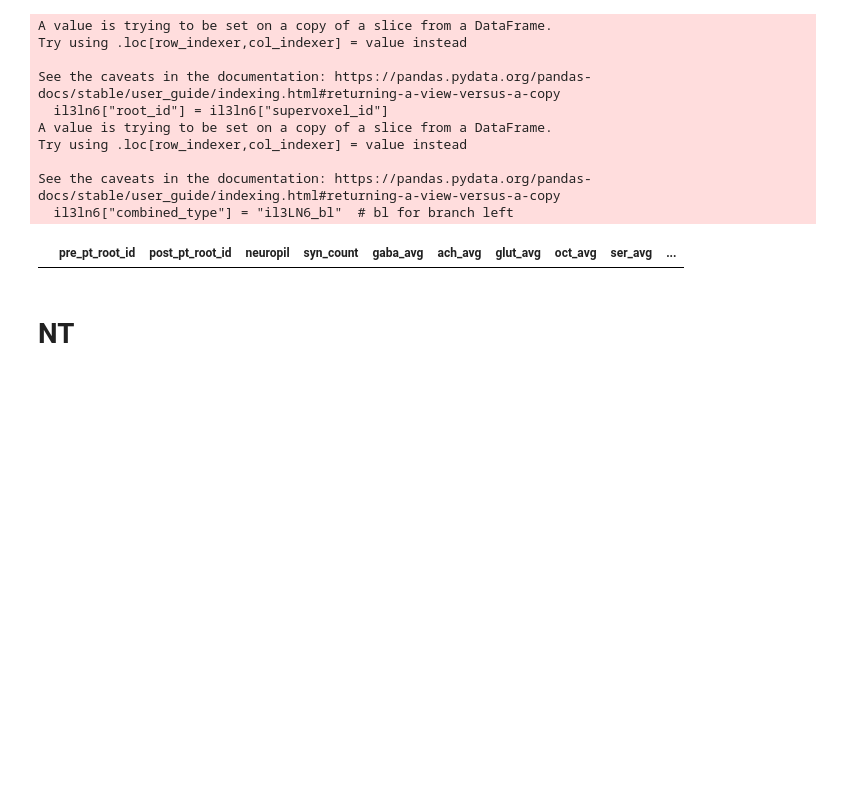
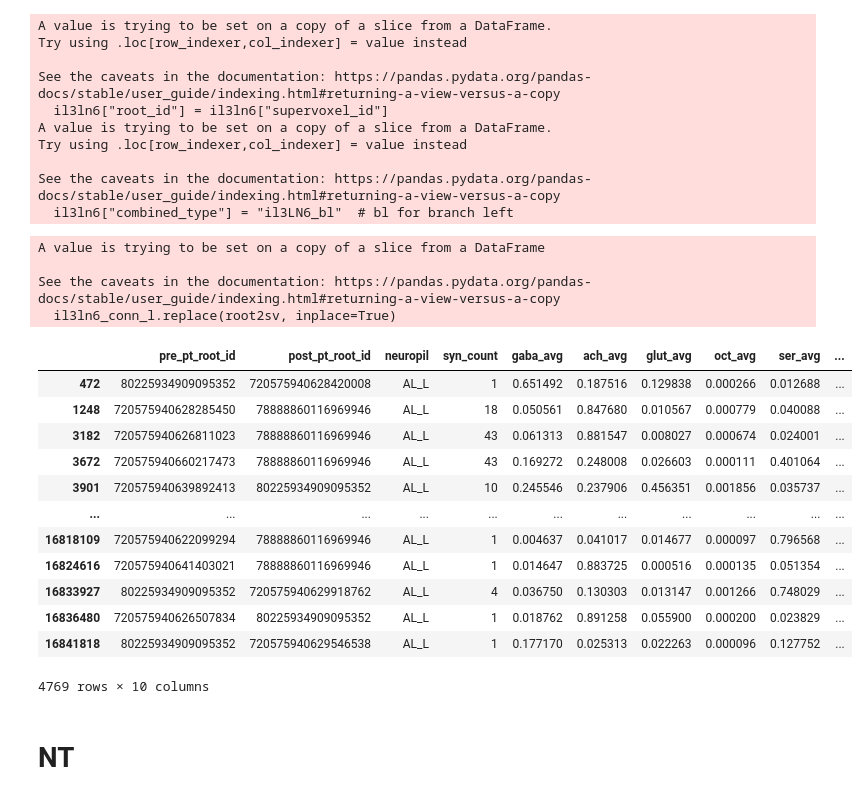
Before and after one commit to YijieYin/connectome_data_prep, a Jupyter notebook: fafb_prepare_connectome_cb_neuron_taisz2023.ipynb, the cells around one changed output. Drawn from its saved outputs; the diff is of its cells as text; code cells hidden in the pictures; blank space fills up the shorter version.

```diff
--- a/fafb_prepare_connectome_cb_neuron_taisz2023.ipynb
+++ b/fafb_prepare_connectome_cb_neuron_taisz2023.ipynb
@@ -148,17 +147,33 @@ See the caveats in the documentation: https://pandas.pydata.org/pandas-docs/stab
 # %%
 # and now get the connectivity
 # of all branches with neuropil: _L
 select = (
-    conn.pre_pt_root_id.isin(il3ln6.root_id)
-    | conn.post_pt_root_id.isin(il3ln6.root_id)
+    conn.pre_pt_root_id.isin(cb.root_id[cb.combined_type == "il3LN6"])
+    | conn.post_pt_root_id.isin(cb.root_id[cb.combined_type == "il3LN6"])
 ) & conn.neuropil.str.contains("_L")
 il3ln6_conn_l = conn[select]
 il3ln6_conn_l.replace(root2sv, inplace=True)
 # use these rows to replace the original rows
 conn.loc[select, :] = il3ln6_conn_l
 il3ln6_conn_l
 # %% [output]
+A value is trying to be set on a copy of a slice from a DataFrame
+
+See the caveats in the documentation: https://pandas.pydata.org/pandas-docs/stable/user_guide/indexing.html#returning-a-view-versus-a-copy
+  il3ln6_conn_l.replace(root2sv, inplace=True)
 |  | pre_pt_root_id | post_pt_root_id | neuropil | syn_count | gaba_avg | ach_avg | glut_avg | oct_avg | ser_avg | ... |
+| 472 | 80225934909095352 | 720575940628420008 | AL_L | 1 | 0.651492 | 0.187516 | 0.129838 | 0.000266 | 0.012688 | ... |
+| 1248 | 720575940628285450 | 78888860116969946 | AL_L | 18 | 0.050561 | 0.847680 | 0.010567 | 0.000779 | 0.040088 | ... |
+| 3182 | 720575940626811023 | 78888860116969946 | AL_L | 43 | 0.061313 | 0.881547 | 0.008027 | 0.000674 | 0.024001 | ... |
+| 3672 | 720575940660217473 | 78888860116969946 | AL_L | 43 | 0.169272 | 0.248008 | 0.026603 | 0.000111 | 0.401064 | ... |
+| 3901 | 720575940639892413 | 80225934909095352 | AL_L | 10 | 0.245546 | 0.237906 | 0.456351 | 0.001856 | 0.035737 | ... |
+| ... | ... | ... | ... | ... | ... | ... | ... | ... | ... | ... |
+| 16818109 | 720575940622099294 | 78888860116969946 | AL_L | 1 | 0.004637 | 0.041017 | 0.014677 | 0.000097 | 0.796568 | ... |
+| 16824616 | 720575940641403021 | 78888860116969946 | AL_L | 1 | 0.014647 | 0.883725 | 0.000516 | 0.000135 | 0.051354 | ... |
+| 16833927 | 80225934909095352 | 720575940629918762 | AL_L | 4 | 0.036750 | 0.130303 | 0.013147 | 0.001266 | 0.748029 | ... |
+| 16836480 | 720575940626507834 | 80225934909095352 | AL_L | 1 | 0.018762 | 0.891258 | 0.055900 | 0.000200 | 0.023829 | ... |
+| 16841818 | 80225934909095352 | 720575940629546538 | AL_L | 1 | 0.177170 | 0.025313 | 0.022263 | 0.000096 | 0.127752 | ... |
+4769 rows × 10 columns
 # %% [markdown]
 # NT
 # %%
```
Also changed, not shown: parts of 4 cells of this notebook, 2 other files.
